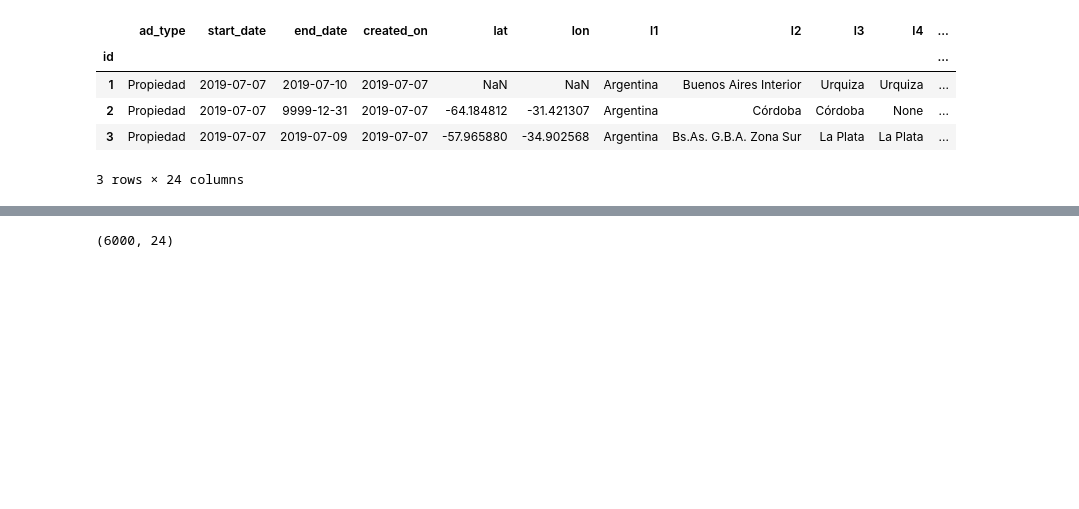
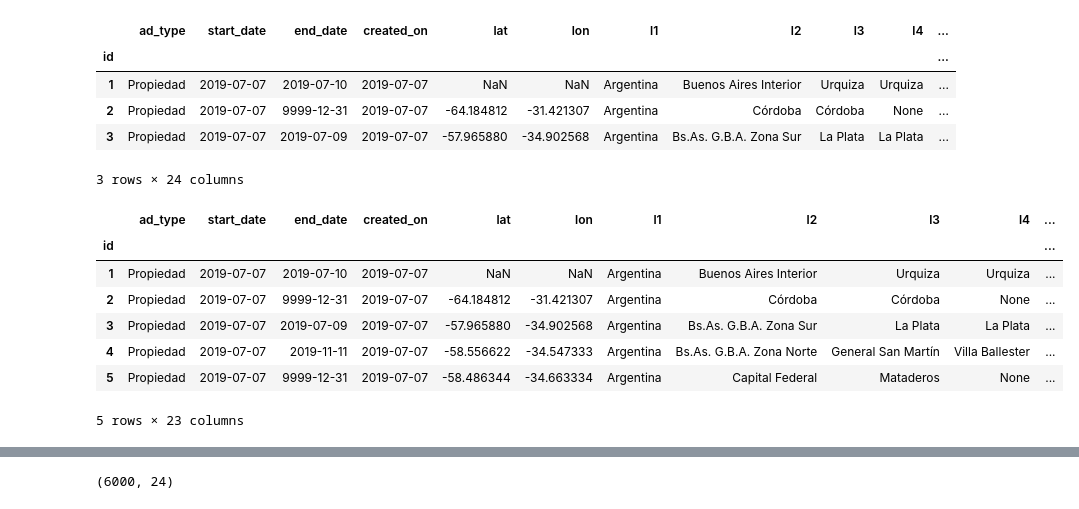
Before and after one commit to josesg998/competencia_properati, a Jupyter notebook: TP_Individual.ipynb, the cells around one changed output, grey strips where cells are left out. Cells and saved outputs as stored; diff of their text form; code cells hidden in the pictures; blank space fills up the shorter version.

```diff
--- a/TP_Individual.ipynb
+++ b/TP_Individual.ipynb
@@ -46,3 +46,15 @@ df_train.head(3)
 | 2 | Propiedad | 2019-07-07 | 9999-12-31 | 2019-07-07 | -64.184812 | -31.421307 | Argentina | Córdoba | Córdoba | None | ... |
 | 3 | Propiedad | 2019-07-07 | 2019-07-09 | 2019-07-07 | -57.965880 | -34.902568 | Argentina | Bs.As. G.B.A. Zona Sur | La Plata | La Plata | ... |
 3 rows × 24 columns
+# %%
+df = pd.concat((df_train,df_test),axis=0)
+df.head()
+# %% [output]
+|  | ad_type | start_date | end_date | created_on | lat | lon | l1 | l2 | l3 | l4 | ... |
+| id |  |  |  |  |  |  |  |  |  |  | ... |
+| 1 | Propiedad | 2019-07-07 | 2019-07-10 | 2019-07-07 | NaN | NaN | Argentina | Buenos Aires Interior | Urquiza | Urquiza | ... |
+| 2 | Propiedad | 2019-07-07 | 9999-12-31 | 2019-07-07 | -64.184812 | -31.421307 | Argentina | Córdoba | Córdoba | None | ... |
+| 3 | Propiedad | 2019-07-07 | 2019-07-09 | 2019-07-07 | -57.965880 | -34.902568 | Argentina | Bs.As. G.B.A. Zona Sur | La Plata | La Plata | ... |
+| 4 | Propiedad | 2019-07-07 | 2019-11-11 | 2019-07-07 | -58.556622 | -34.547333 | Argentina | Bs.As. G.B.A. Zona Norte | General San Martín | Villa Ballester | ... |
+| 5 | Propiedad | 2019-07-07 | 9999-12-31 | 2019-07-07 | -58.486344 | -34.663334 | Argentina | Capital Federal | Mataderos | None | ... |
+5 rows × 23 columns
```
Also changed, not shown: parts of 13 cells of this notebook.
